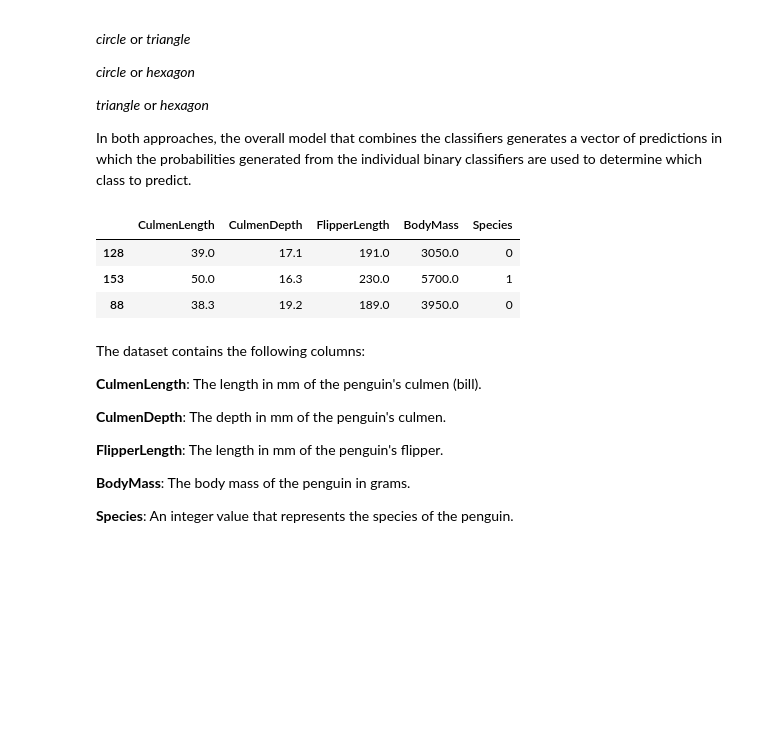
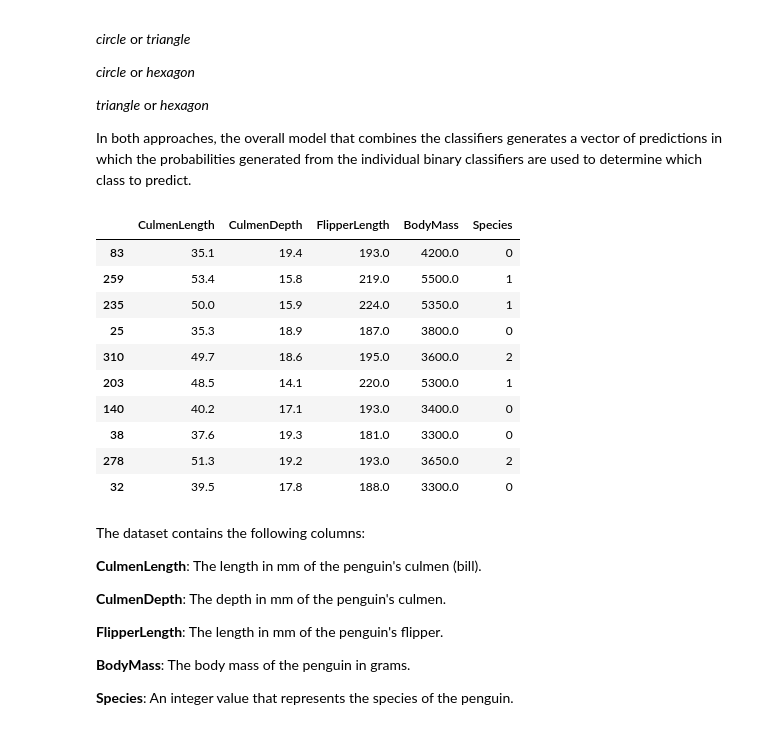
Before and after one commit to coder7475/ml-fundamentals, a Jupyter notebook: notebooks/ml_fundamentals/Understanding_classification_in_ml.ipynb, the cells around one changed output. Cells and saved outputs as stored; diff of their text form; code cells hidden in the pictures; blank space fills up the shorter version.

Commit message:
feat: update classification notebook with new data samples and improved output formatting for better readability and analysis

```diff
--- a/notebooks/ml_fundamentals/Understanding_classification_in_ml.ipynb
+++ b/notebooks/ml_fundamentals/Understanding_classification_in_ml.ipynb
@@ -592,16 +592,24 @@ In both approaches, the overall model that combines the classifiers generates a
 # %%
 # load the penguins data
 import pandas as pd
 
 penguins = pd.read_csv('./../../data/penguins.csv')
 
-# Randomly show three data point
-penguins.sample(3)
+# Randomly samples 10 data point
+sample = penguins.sample(10)
+sample
 # %% [output]
 |  | CulmenLength | CulmenDepth | FlipperLength | BodyMass | Species |
-| 128 | 39.0 | 17.1 | 191.0 | 3050.0 | 0 |
-| 153 | 50.0 | 16.3 | 230.0 | 5700.0 | 1 |
-| 88 | 38.3 | 19.2 | 189.0 | 3950.0 | 0 |
+| 83 | 35.1 | 19.4 | 193.0 | 4200.0 | 0 |
+| 259 | 53.4 | 15.8 | 219.0 | 5500.0 | 1 |
+| 235 | 50.0 | 15.9 | 224.0 | 5350.0 | 1 |
+| 25 | 35.3 | 18.9 | 187.0 | 3800.0 | 0 |
+| 310 | 49.7 | 18.6 | 195.0 | 3600.0 | 2 |
+| 203 | 48.5 | 14.1 | 220.0 | 5300.0 | 1 |
+| 140 | 40.2 | 17.1 | 193.0 | 3400.0 | 0 |
+| 38 | 37.6 | 19.3 | 181.0 | 3300.0 | 0 |
+| 278 | 51.3 | 19.2 | 193.0 | 3650.0 | 2 |
+| 32 | 39.5 | 17.8 | 188.0 | 3300.0 | 0 |
 # %% [markdown]
 The dataset contains the following columns:
 
```
Also changed, not shown: parts of 1 cell of this notebook.
